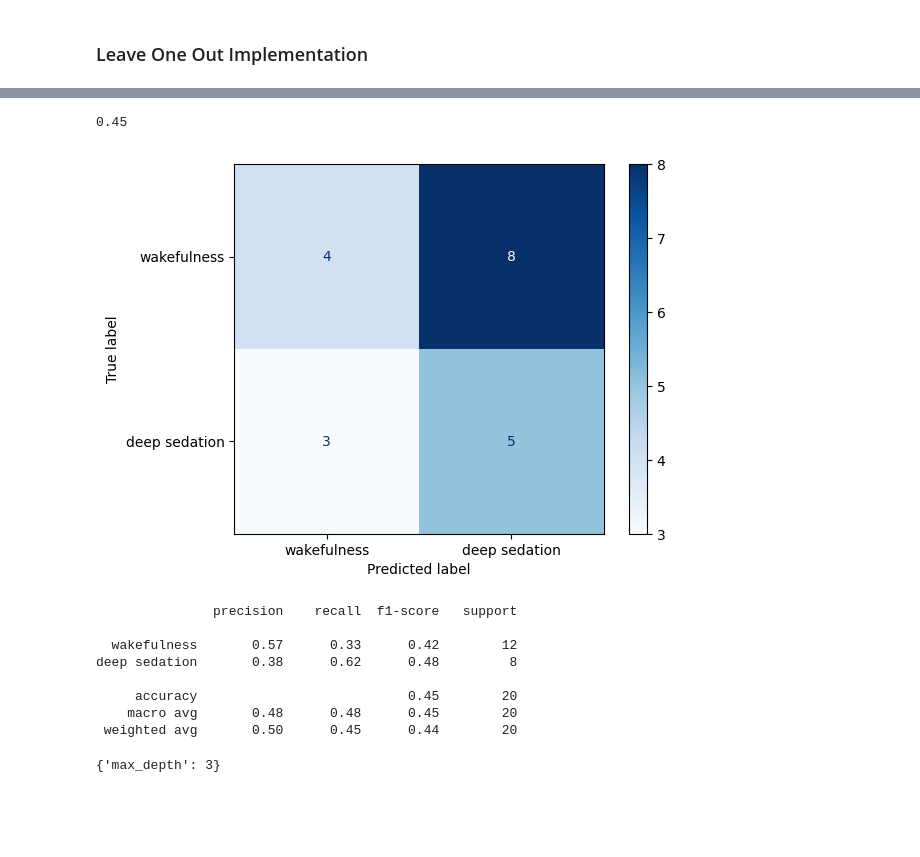
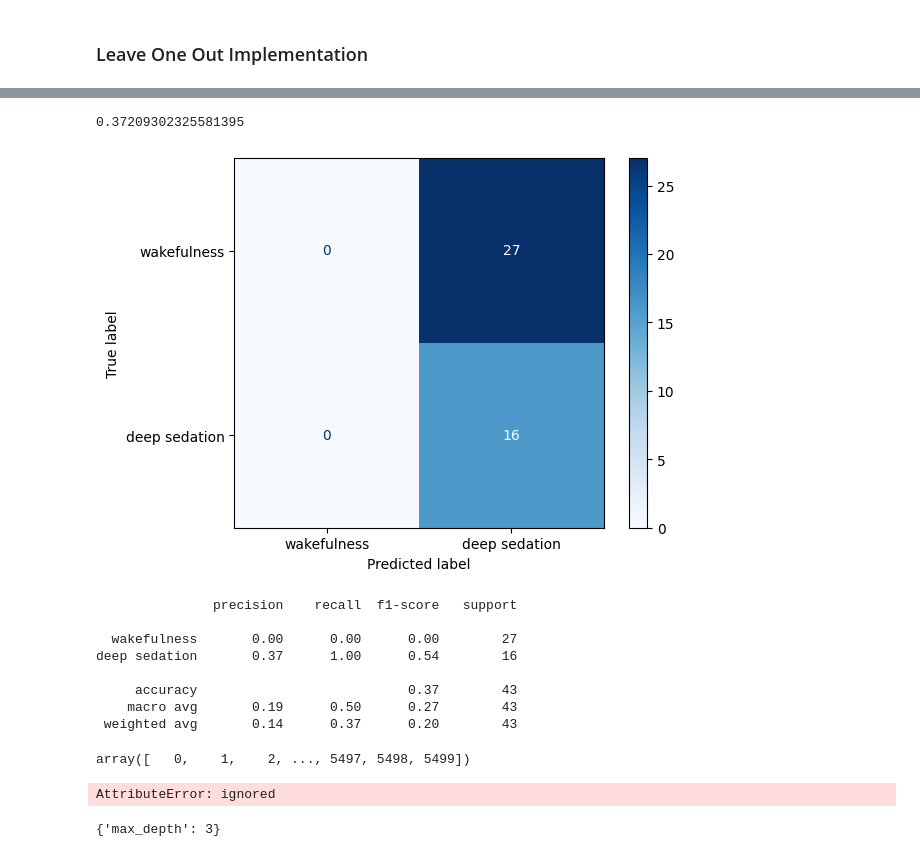
Before and after one commit to kangelaa/honors-thesis, a Jupyter notebook: HThesis_SVMModel_HudetzHoldout.ipynb, the cells around one changed output, grey strips where cells are left out. Cells and saved outputs as stored; diff of their text form; code cells hidden in the pictures; blank space fills up the shorter version.

```diff
--- a/HThesis_SVMModel_HudetzHoldout.ipynb
+++ b/HThesis_SVMModel_HudetzHoldout.ipynb
@@ -326,36 +229,0 @@ for i in range(1,1+NUM_SUBJECTS*2):
-# %%
-#CROPPING VERSION
-#import files and save in dataframe, adding labels and cropping images properly
-
-NUM_SUBJECTS=18
-LARGEST_X_DIM=55
-LARGEST_Y_DIM=100
-
-#array initialized w/ 0s for image data (all x*2 STSPs)
-all_data=np.zeros((NUM_SUBJECTS*2,LARGEST_X_DIM*LARGEST_Y_DIM))
-#array initialized w/ 2s for label data (0 for wake, 1 for sleep)
-all_labels=np.ones((NUM_SUBJECTS*2))*2 #initialize with twos
-
-#iterate through each STSP
-for i in range(1,1+NUM_SUBJECTS*2):
-  mat=spio.loadmat(f"/content/gdrive/MyDrive/2022-23/Honors Thesis/_fft_stsp_sub_0{i}.mat")
-  stsp = mat["stsp"]
-  cropped = stsp[:,:100]  #crop accordingly
-  flat = cropped.flatten() #remove structure for SVM input
-  all_data[i-1]=flat
-
-  #create labels dataframe
-  if i % 2 == 0: # even=wakefulness state, add label [0]
-    all_labels[i-1]=0
-  else: # odd=sleep state, add label [1]
-    all_labels[i-1]=1
-
-#reshape to be 4dim from 3dim
-#all_data=np.reshape(all_data,(NUM_SUBJECTS*2,LARGEST_X_DIM,LARGEST_Y_DIM,1))
-# %%
-#DROP unusable subjects from data
-DROP_sub = [7,8,9,10,13,14,17,18,19,20,21,22,27,28,31,32,33,34]
-DROP_bad = #[8,10,18,19,21,22,27,28,31,32,33] #THESE SHOULD BE MOVED BACK ONE INDEX? 0-indexing (CHECK ORDER AGAIN, added in order of info.mat)
-
-all_data=np.delete(all_data,DROP_bad,axis=0)
-all_labels=np.delete(all_labels,DROP_bad,axis=0)
@@ -658,24 +474,24 @@ model.best_params_
 # %%
 from sklearn import svm
 
-SVC=svm.SVC(C=.1,gamma=.1,kernel='poly')
+SVC=svm.SVC(C=1,gamma=1,kernel='rbf')
 SVC.fit(x_train,y_train)
 
 y_pred=SVC.predict(x_test)
 print(accuracy_score(y_pred,y_test))
 cm = confusion_matrix(y_test,y_pred)
 disp = ConfusionMatrixDisplay(cm, display_labels=['wakefulness','deep sedation'])
 disp.plot(cmap='Blues')
 plt.show()
 print(classification_report(y_test,y_pred,target_names=['wakefulness','deep sedation']))
 # %% [output]
-0.45
+0.37209302325581395
-[figure, old version]
+[figure, new version]
                precision    recall  f1-score   support
 
-  wakefulness       0.57      0.33      0.42        12
-deep sedation       0.38      0.62      0.48         8
+  wakefulness       0.00      0.00      0.00        27
+deep sedation       0.37      1.00      0.54        16
 
-     accuracy                           0.45        20
-    macro avg       0.48      0.48      0.45        20
- weighted avg       0.50      0.45      0.44        20
+     accuracy                           0.37        43
+    macro avg       0.19      0.50      0.27        43
+ weighted avg       0.14      0.37      0.20        43
@@ -682,3 +511,12 @@ deep sedation       0.38      0.62      0.48         8
+# %%
+features=np.arange(5500)
+features
+# %% [output]
+array([   0,    1,    2, ..., 5497, 5498, 5499])
+# %%
+pd.Series(abs(SVC.coef_[0]), index=features).nlargest(10).plot(kind='barh')
+# %% [output]
+AttributeError: ignored
 # %%
 #only works for linear SVC
 #SVC.coef_
```
Also changed, not shown: parts of 37 cells of this notebook.
